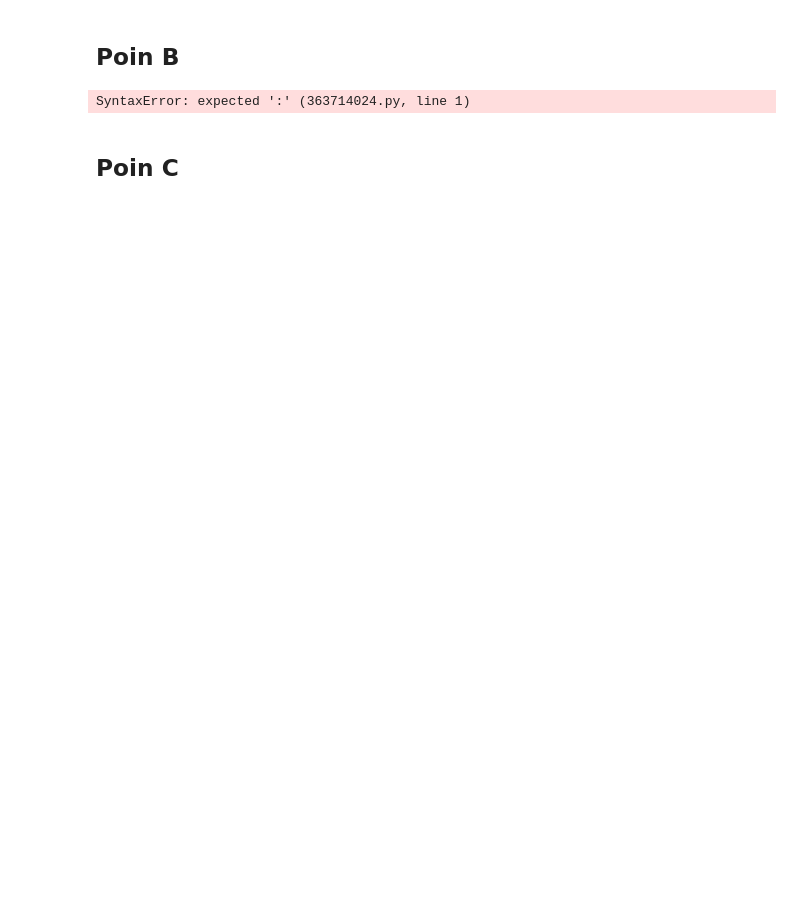
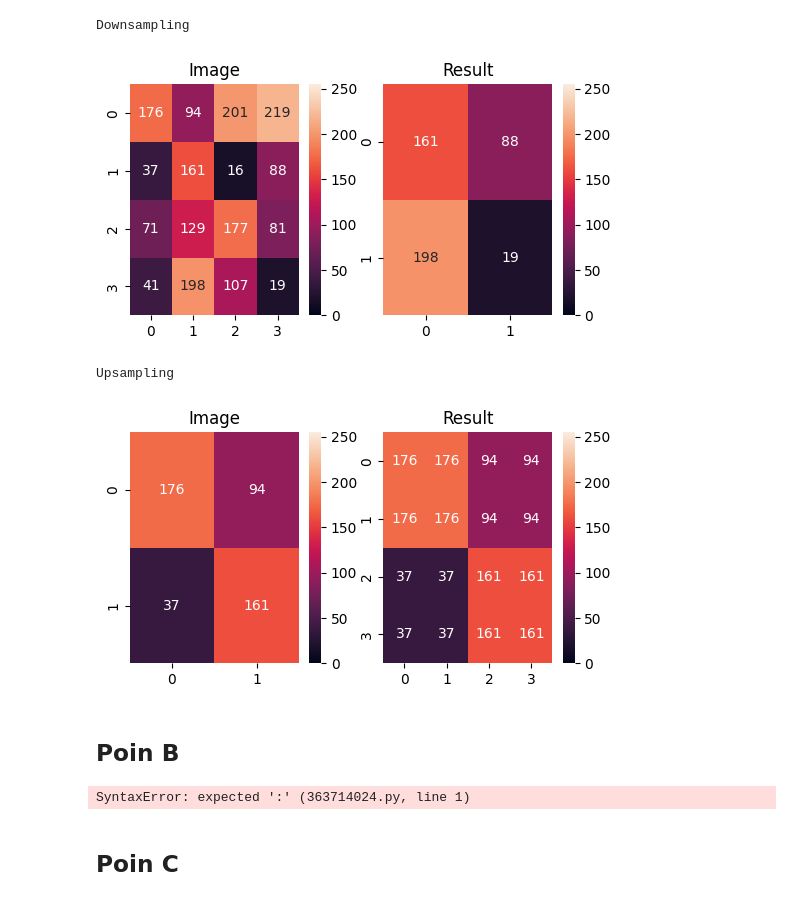
Before and after one commit to solsteace/Kata__image-processing, a Jupyter notebook: act03/3.ipynb, the cells around one changed output. Cells and saved outputs as stored; diff of their text form; code cells hidden in the pictures; blank space fills up the shorter version.

```diff
--- a/act03/3.ipynb
+++ b/act03/3.ipynb
@@ -3,5 +3,19 @@
 ![Soal nomor 3](3.png)
 # %%
 import numpy as np
+import seaborn as sns
+import matplotlib.pyplot as plt
+import math
+
+def showResult(init, result):
+    fig, (ax1, ax2) = plt.subplots(ncols = 2, figsize=(6, 3))
+    sns.heatmap(init, ax=ax1, vmin=0,
+                vmax=255, annot=True, fmt=""
+               ).set(title="Image")
+    sns.heatmap(result, ax=ax2, vmin=0,
+                vmax=255, annot=True, fmt=""
+               ).set(title="Result")
+
+    plt.show()
 # %% [markdown]
 ## Poin A
@@ -8,8 +29,47 @@ import numpy as np
 # %%
 def A():
-    pass
+    img = np.array([
+        [176, 94, 201, 219],
+        [37, 161, 16, 88],
+        [71, 129, 177, 81],
+        [41, 198, 107, 19]
+    ], dtype=int)
+    result = np.empty((2, 2), dtype=int)
 
-A()
+    OLD_TO_NEW_RATIO = 4 / 2
+    for ydx in range(result.shape[0]):
+        ydx += 1
+        yNew = math.ceil(ydx*OLD_TO_NEW_RATIO)
+        for xdx in range(result.shape[1]):
+            xdx += 1
+            xNew = math.ceil(xdx*OLD_TO_NEW_RATIO)
+            result[ydx - 1][xdx - 1] = img[yNew - 1][xNew - 1] # Don't forget to convert back to 0-based index
+    showResult(img, result)
+
+# BONUS!
+def A_upsampling():
+    img = np.array([
+        [176, 94],
+        [37, 161],
+    ], dtype=int)
+    result = np.empty((4, 4), dtype=int)
+    OLD_TO_NEW_RATIO = 2 / 4
+    for ydx in range(result.shape[0]):
+        ydx += 1
+        yNew = math.ceil(ydx*OLD_TO_NEW_RATIO)
+        for xdx in range(result.shape[1]):
+            xdx += 1
+            xNew = math.ceil(xdx*OLD_TO_NEW_RATIO)
+            result[ydx - 1][xdx - 1] = img[yNew - 1][xNew - 1] # Don't forget to convert back to 0-based index
+    showResult(img, result)
+
+print("Downsampling"); A()
+print("Upsampling"); A_upsampling()
+# %% [output]
+Downsampling
+[figure, added]
+Upsampling
+[figure, added]
 # %% [markdown]
 ## Poin B
 # %%
```
Also changed, not shown: parts of 1 cell of this notebook.
